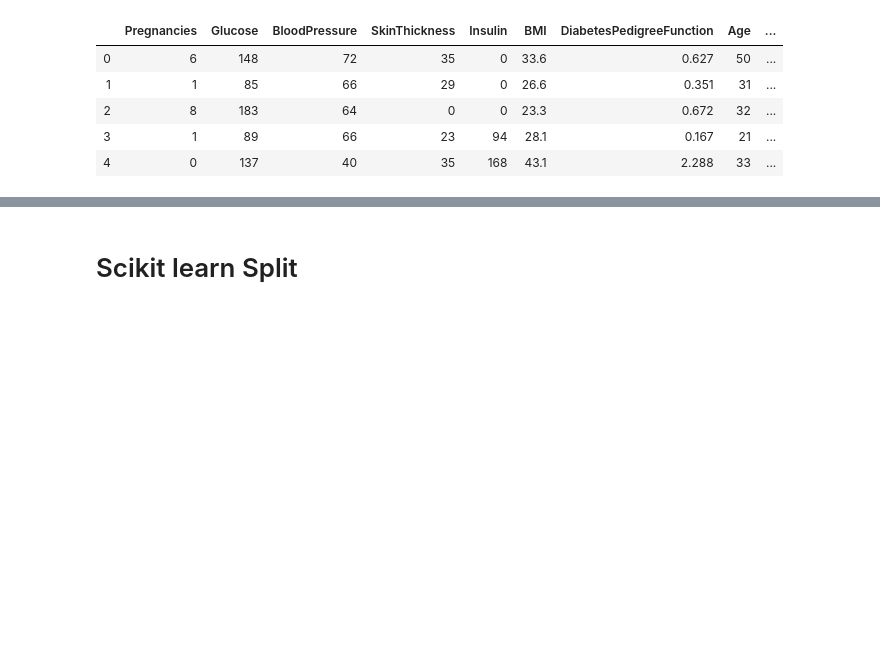
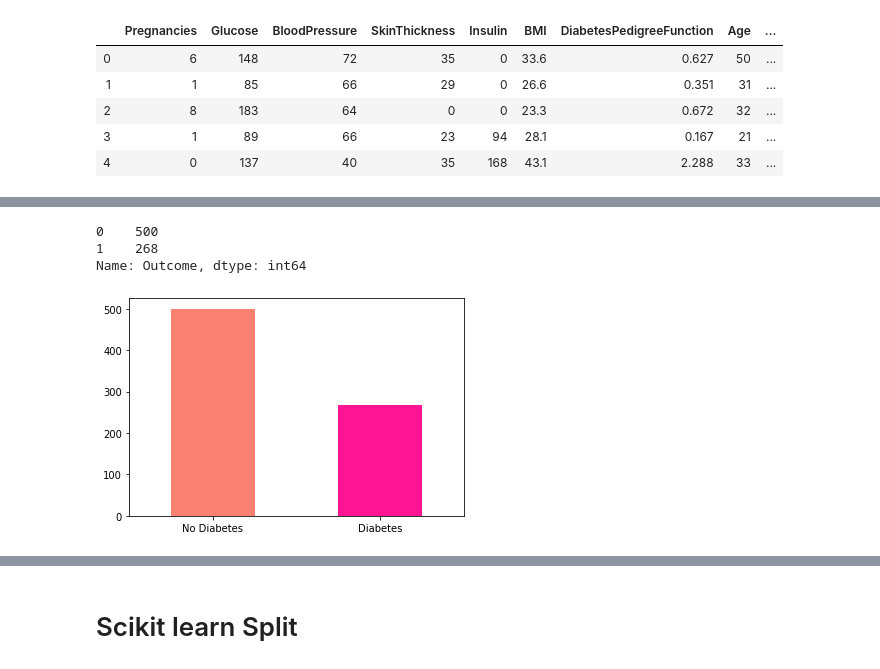
Before and after one commit to habiburrahmankhan/Diabetes-Prediction-Patient, a Jupyter notebook: diabetesprediction.ipynb, the cells around one changed output, grey strips where cells are left out. Saved outputs shown, nothing was run; the diff lists cells and outputs as text; code cells hidden in the pictures; blank space fills up the shorter version.

```diff
--- a/diabetesprediction.ipynb
+++ b/diabetesprediction.ipynb
@@ -34,0 +99,12 @@ print(Y.shape)
+# %%
+data["Outcome"].value_counts()
+# %% [output]
+0    500
+1    268
+Name: Outcome, dtype: int64
+# %%
+
+data["Outcome"].value_counts().plot(kind="bar",color=["salmon","deeppink"])
+plt.xticks(np.arange(2), ('No Diabetes', 'Diabetes'),rotation=0);
+# %% [output]
+[figure, added]
```
Also changed, not shown: parts of 69 cells of this notebook, 9 other files.
